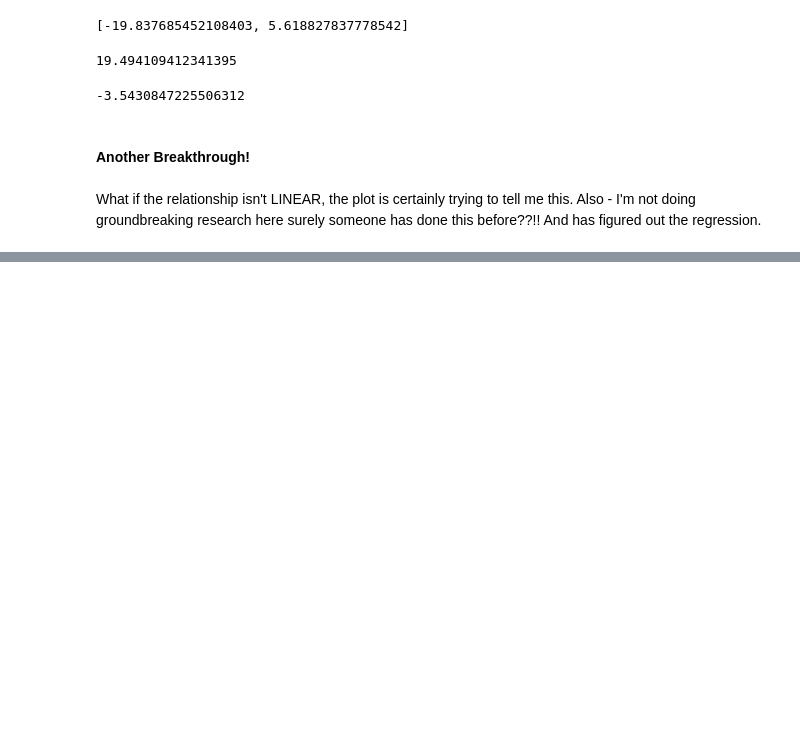
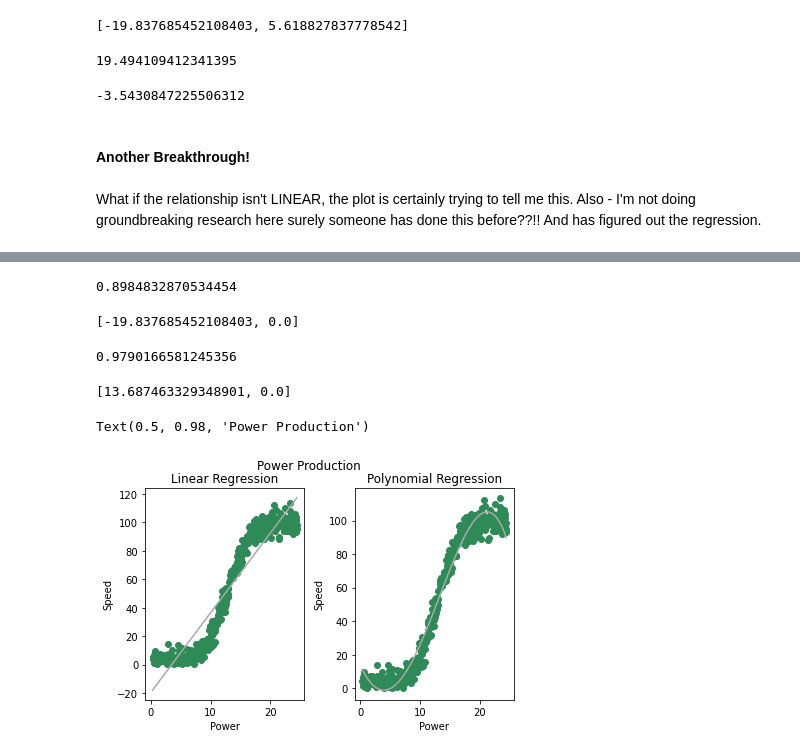
Before and after one commit to ClodaghMurphy/MachineLearningandStatistics, a Jupyter notebook: Project2020/roughwork.ipynb, the cells around one changed output, grey strips where cells are left out. Saved outputs shown, nothing was run; the diff lists cells and outputs as text; code cells hidden in the pictures; blank space fills up the shorter version.

Commit message:
polynomial you're looking well

```diff
--- a/Project2020/roughwork.ipynb
+++ b/Project2020/roughwork.ipynb
@@ -213,0 +393,4 @@ The regression tree method predicts wind turbine energy capture with two to thre
+# %%
+#importing the dataset
+polydataset=pd.read_csv('new_df.csv')
+#polydataset.info
@@ -213,0 +412,62 @@ The regression tree method predicts wind turbine energy capture with two to thre
+# %%
+#fitting the linear regression model to the dataset
+from sklearn.linear_model import LinearRegression
+lin_reg=LinearRegression()
+lin_reg.fit(X,y)
+
+r = lin_reg.score(X,y)#find out the r value, how well the lines fits the data set
+p = [lin_reg.intercept_, lin_reg2.coef_[0]]#provide the intercept
+# %%
+r
+# %% [output]
+0.8984832870534454
+# %%
+p
+# %% [output]
+[-19.837685452108403, 0.0]
+# %%
+#fitting the polynomial regression model to the dataset
+from sklearn.preprocessing import PolynomialFeatures
+poly_reg=PolynomialFeatures(degree=4)
+X_poly=poly_reg.fit_transform(X)
+poly_reg.fit(X_poly,y)
+lin_reg2=LinearRegression()
+lin_reg2.fit(X_poly,y)
+
+
+r = lin_reg2.score(X_poly,y)#find out the r value, how well the lines fits the data set
+p = [lin_reg2.intercept_, lin_reg2.coef_[0]]#provide the intercept
+# %%
+r
+#the best possible score is 1.0
+# %% [output]
+0.9790166581245356
+# %%
+p = [lin_reg2.intercept_, lin_reg2.coef_[0]]#provide the intercept
+p
+# %% [output]
+[13.687463329348901, 0.0]
+# %%
+#Visualising the linear regression model results
+plt.subplot(1,2,1)
+plt.scatter(X,y,color='seagreen')
+plt.plot(X,lin_reg.predict(X),color='darkgrey')
+plt.title('Linear Regression')
+plt.xlabel('Power')
+plt.ylabel('Speed')
+
+#Visualising the polynomial regression model results
+plt.subplot(1,2,2)#2 is passed in so that this subplot will appear as the second one
+X_grid=np.arange(min(X),max(X),0.1)
+X_grid=X_grid.reshape((len(X_grid),1))
+plt.scatter(X,y,color='seagreen')
+plt.plot(X,lin_reg2.predict(poly_reg.fit_transform(X)),color='darkgrey')
+plt.title('Polynomial Regression')
+plt.xlabel('Power')
+plt.ylabel('Speed')
+plt.tight_layout()
+plt.subplots_adjust(top=0.88)
+plt.suptitle('Power Production')
+# %% [output]
+Text(0.5, 0.98, 'Power Production')
+[figure, added]
```
Also changed, not shown: parts of 27 cells of this notebook.
